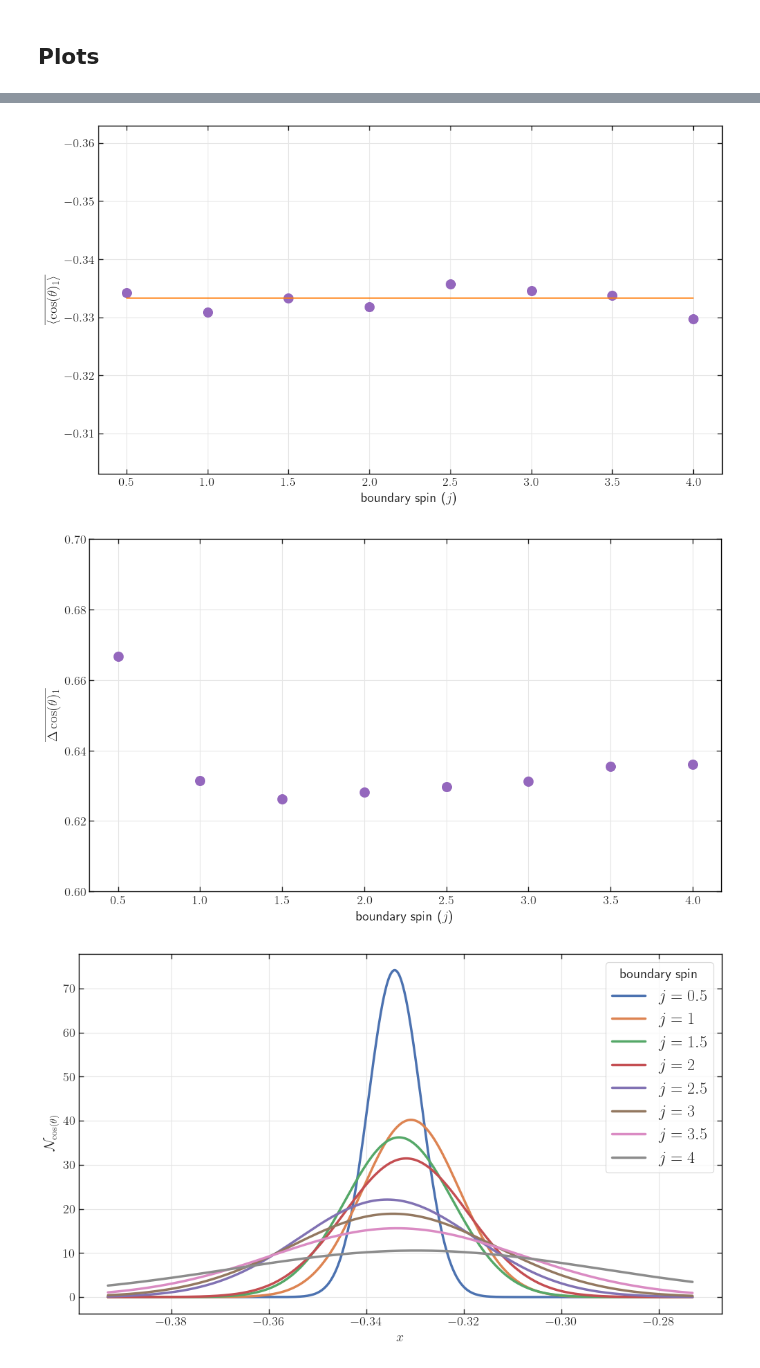
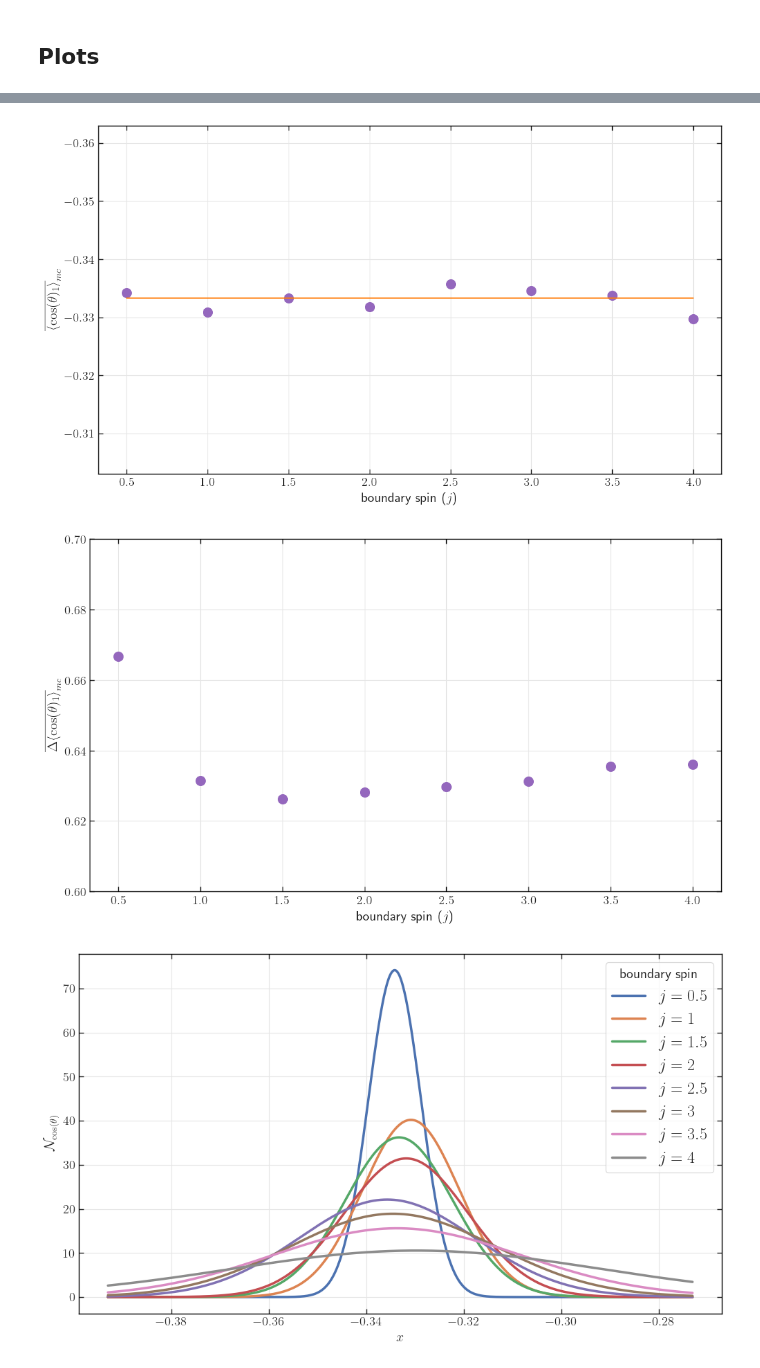
Before and after one commit to PietropaoloFrisoni/MCMC_16_cells_spinfoam, a Jupyter notebook: notebooks/Operators.ipynb, the cells around one changed output, grey strips where cells are left out. Drawn from its saved outputs; the diff is of its cells as text; code cells hidden in the pictures.

```diff
--- a/notebooks/Operators.ipynb
+++ b/notebooks/Operators.ipynb
@@ -486,35 +486,35 @@ ax = df.plot(
     grid="false",
     color="tab:purple",
     label="computed cosine angle value",
     figsize=(12, 6.75),
     legend=False,
 )
 df.plot(
     x="spin",
     y="reg_angles",
     ax=ax,
     kind="line",
     color="tab:orange",
     linewidth=1.2,
     label="cosine angle regular tetrahedron",
     legend=False,
 )
 # plt.legend(fontsize=14)
 ax.set_ylim([-0.303, -0.363])
-plt.ylabel(r"$\overline{\langle \cos (\theta)_1 \rangle}$")
+plt.ylabel(r"$\overline{\langle \cos (\theta)_1 \rangle}_{mc}$")
 plt.xlabel("boundary spin ($j$)")
 # plt.title("Expectation value of angle operator", fontsize=16)
 
 # plt.legend(loc="upper right", fontsize="large", fancybox=True)
 
 # save the plot
 printfile = "./plots/angles_exp_values"
 plt.savefig(printfile + ".svg")
 # plt.savefig(printfile+'.png',dpi=300)
 
 plt.show()
 # %% [output]
-[figure, old version]
+[figure, new version]
 # %%
 ax = df.plot(
     x="spin",
@@ -530,7 +530,7 @@ ax = df.plot(
 )
 
 ax.set_ylim([0.6, 0.7])
-plt.ylabel(r"$\overline{ \Delta \cos (\theta)_1 }$")
+plt.ylabel(r"$\overline{\Delta \langle \cos (\theta)_1 \rangle }_{mc}$")
 plt.xlabel("boundary spin ($j$)")
 # plt.title("Quantum spread of angle operator", fontsize=16)
 
@@ -543,7 +543,7 @@ plt.savefig(printfile + ".svg")
 
 plt.show()
 # %% [output]
-[figure, old version]
+[figure, new version]
 # %%
 import matplotlib.pyplot as plt
 import numpy as np
```
Also changed, not shown: parts of 1 cell of this notebook, 4 other files.
